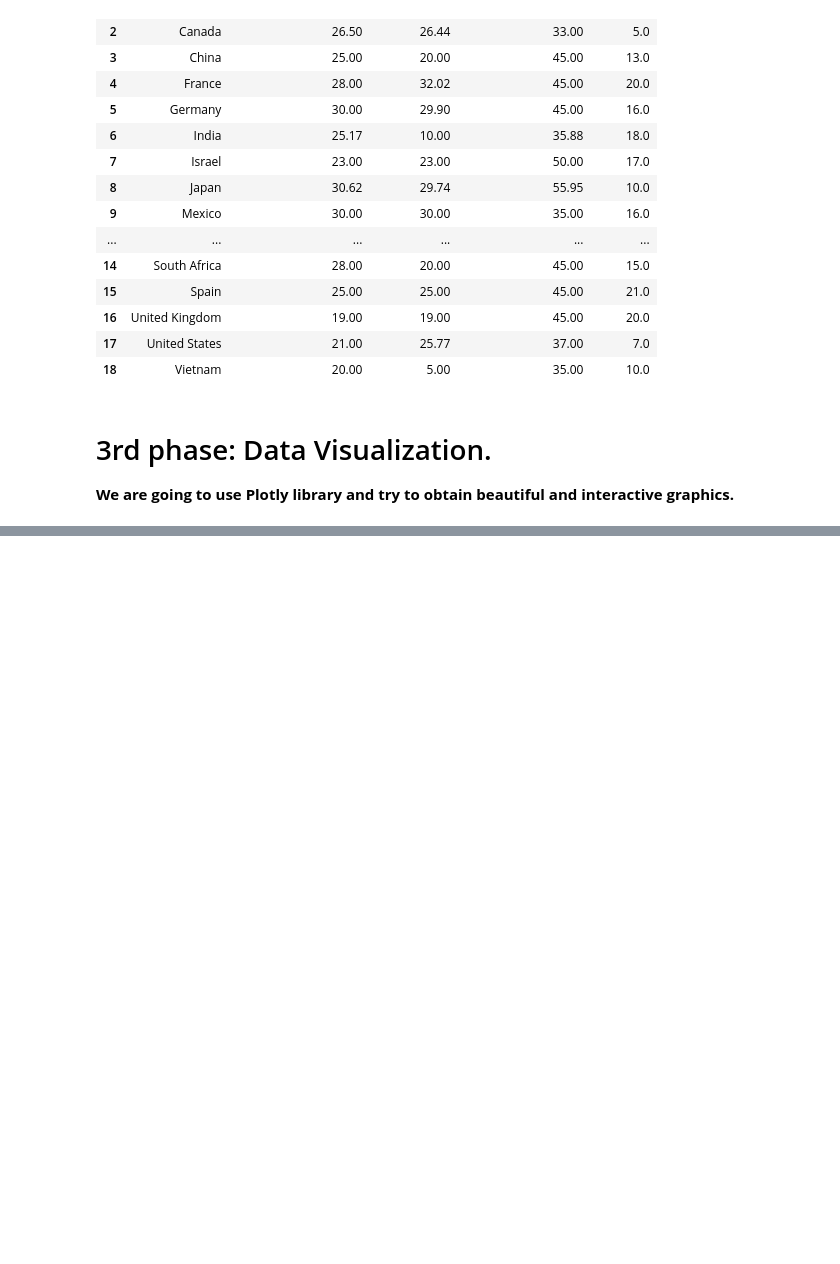
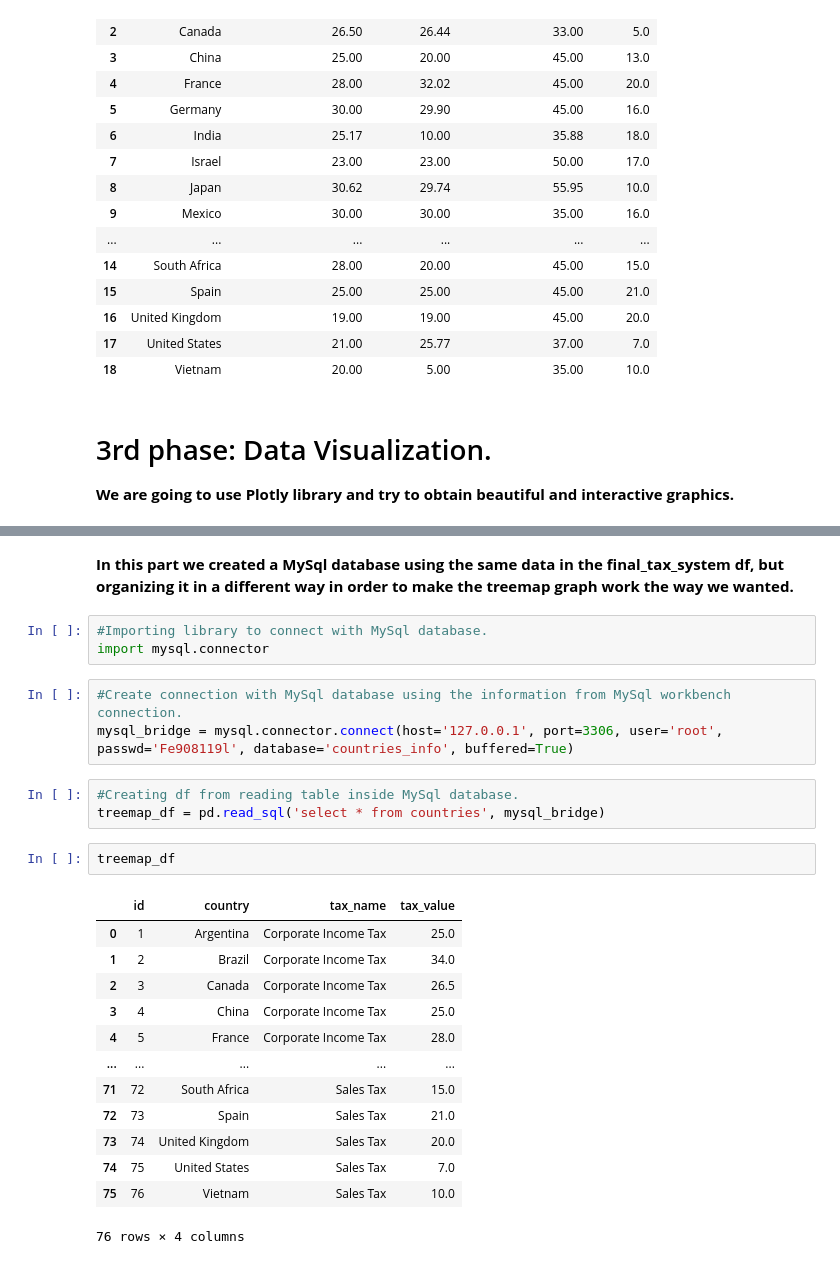
Before and after one commit to xizes2/Political-and-Macroeconomic-Data-Analysis, a Jupyter notebook: tax-systems-study/src-tax-systems/TAX SYSTEMS STUDY.ipynb, the cells around one changed output, grey strips where cells are left out. Cells and saved outputs as stored; diff of their text form; blank space fills up the shorter version.

```diff
--- a/tax-systems-study/src-tax-systems/TAX SYSTEMS STUDY.ipynb
+++ b/tax-systems-study/src-tax-systems/TAX SYSTEMS STUDY.ipynb
@@ -583,0 +594,27 @@ final_tax_system
+# %% [markdown]
+   **In this part we created a MySql database using the same data in the final_tax_system df, but organizing it in a different way in order to make the treemap graph work the way we wanted.**
+# %%
+#Importing library to connect with MySql database.
+import mysql.connector
+# %%
+#Create connection with MySql database using the information from MySql workbench connection.
+mysql_bridge = mysql.connector.connect(host='127.0.0.1', port=3306, user='root', passwd='Fe908119l', database='countries_info', buffered=True)
+# %%
+#Creating df from reading table inside MySql database.
+treemap_df = pd.read_sql('select * from countries', mysql_bridge)
+# %%
+treemap_df
+# %% [output]
+|  | id | country | tax_name | tax_value |
+| 0 | 1 | Argentina | Corporate Income Tax | 25.0 |
+| 1 | 2 | Brazil | Corporate Income Tax | 34.0 |
+| 2 | 3 | Canada | Corporate Income Tax | 26.5 |
+| 3 | 4 | China | Corporate Income Tax | 25.0 |
+| 4 | 5 | France | Corporate Income Tax | 28.0 |
+| ... | ... | ... | ... | ... |
+| 71 | 72 | South Africa | Sales Tax | 15.0 |
+| 72 | 73 | Spain | Sales Tax | 21.0 |
+| 73 | 74 | United Kingdom | Sales Tax | 20.0 |
+| 74 | 75 | United States | Sales Tax | 7.0 |
+| 75 | 76 | Vietnam | Sales Tax | 10.0 |
+76 rows × 4 columns
```
Also changed, not shown: parts of 15 cells of this notebook.
